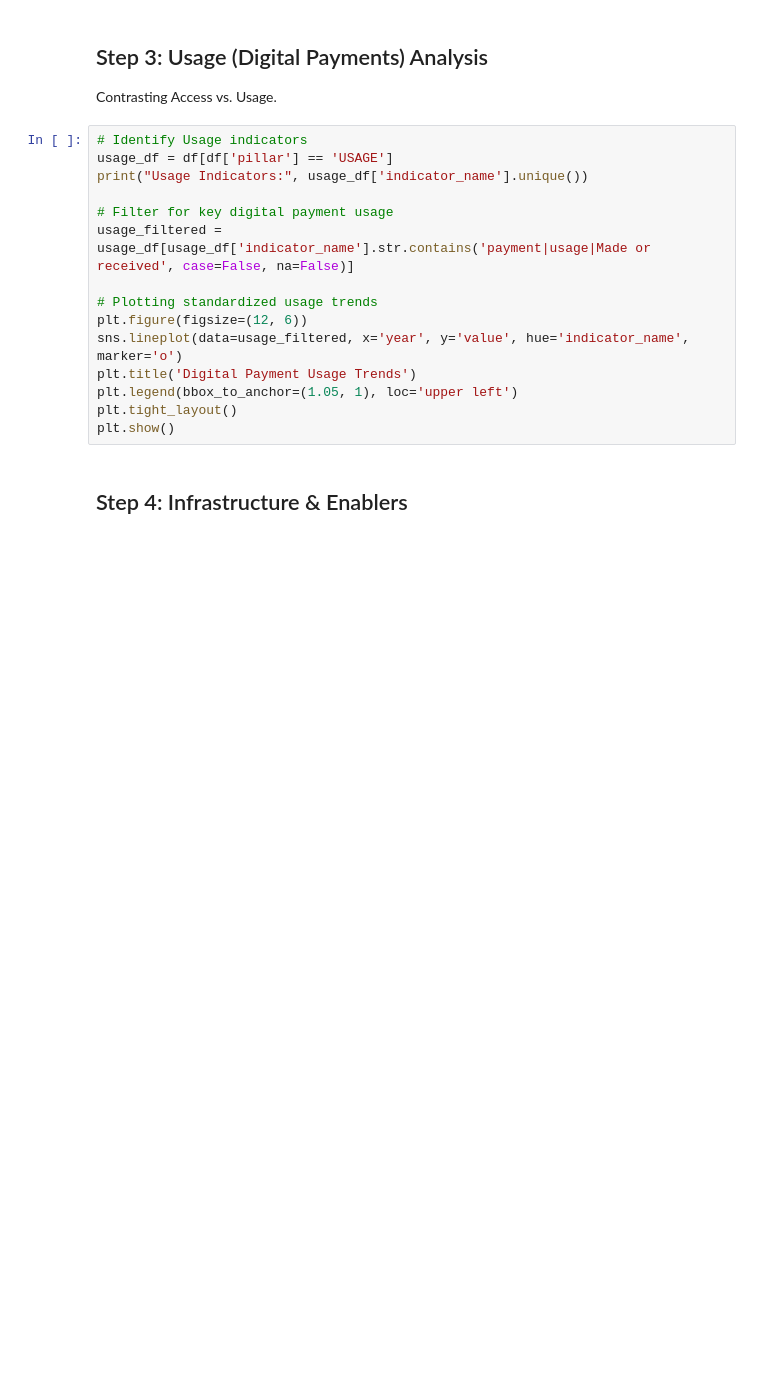
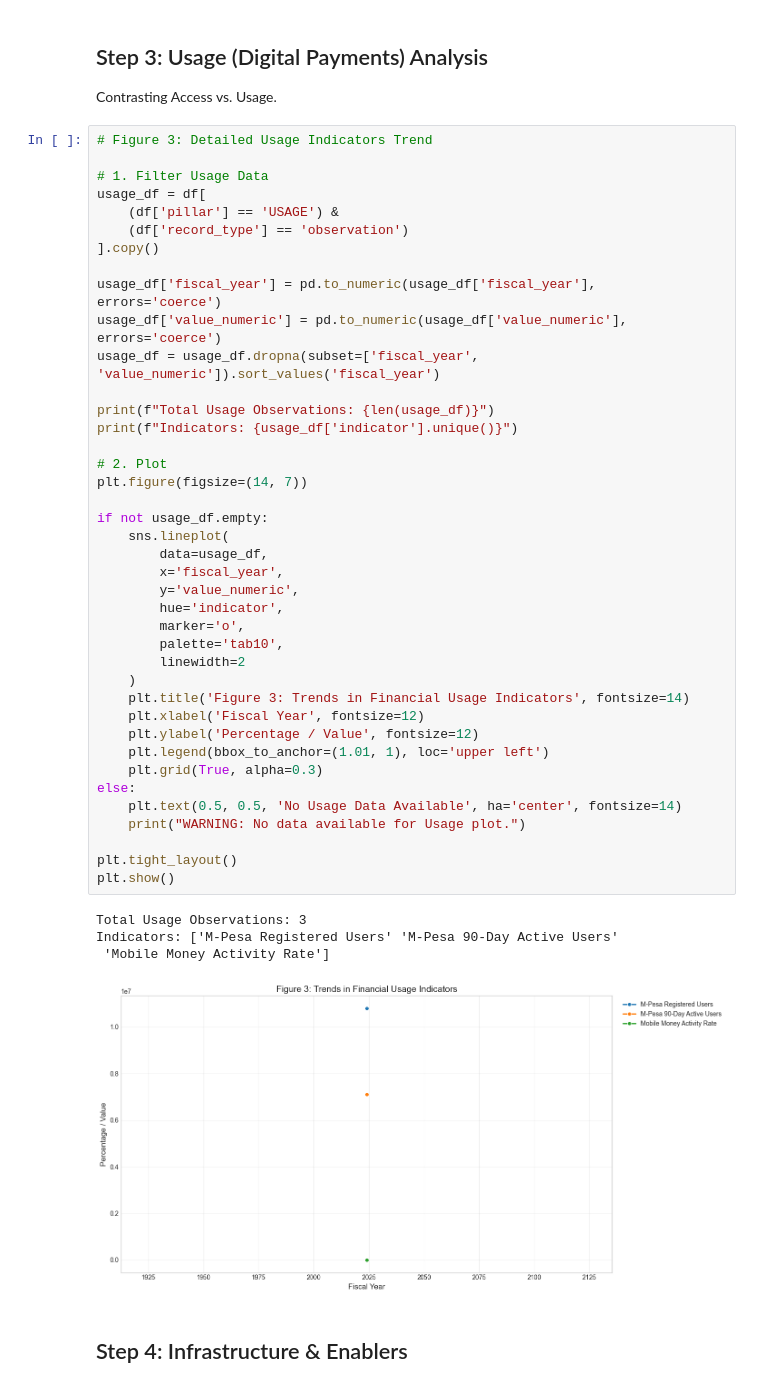
Before and after one commit to Mohammed-App-creater/week_10, a Jupyter notebook: notebooks/02_exploratory_data_analysis.ipynb, the cells around one changed output. Saved outputs shown, nothing was run; the diff lists cells and outputs as text; blank space fills up the shorter version.

```diff
--- a/notebooks/02_exploratory_data_analysis.ipynb
+++ b/notebooks/02_exploratory_data_analysis.ipynb
@@ -169,20 +247,50 @@ TypeError: unsupported operand type(s) for -: 'str' and 'str'
 # %% [markdown]
 ## Step 3: Usage (Digital Payments) Analysis
 Contrasting Access vs. Usage.
-# %%
-# Identify Usage indicators
-usage_df = df[df['pillar'] == 'USAGE']
-print("Usage Indicators:", usage_df['indicator_name'].unique())
-
-# Filter for key digital payment usage
-usage_filtered = usage_df[usage_df['indicator_name'].str.contains('payment|usage|Made or received', case=False, na=False)]
-
-# Plotting standardized usage trends
-plt.figure(figsize=(12, 6))
-sns.lineplot(data=usage_filtered, x='year', y='value', hue='indicator_name', marker='o')
-plt.title('Digital Payment Usage Trends')
-plt.legend(bbox_to_anchor=(1.05, 1), loc='upper left')
-plt.tight_layout()
-plt.show()
+# %%
+# Figure 3: Detailed Usage Indicators Trend
+
+# 1. Filter Usage Data
+usage_df = df[
+    (df['pillar'] == 'USAGE') &
+    (df['record_type'] == 'observation')
+].copy()
+
+usage_df['fiscal_year'] = pd.to_numeric(usage_df['fiscal_year'], errors='coerce')
+usage_df['value_numeric'] = pd.to_numeric(usage_df['value_numeric'], errors='coerce')
+usage_df = usage_df.dropna(subset=['fiscal_year', 'value_numeric']).sort_values('fiscal_year')
+
+print(f"Total Usage Observations: {len(usage_df)}")
+print(f"Indicators: {usage_df['indicator'].unique()}")
+
+# 2. Plot
+plt.figure(figsize=(14, 7))
+
+if not usage_df.empty:
+    sns.lineplot(
+        data=usage_df,
+        x='fiscal_year',
+        y='value_numeric',
+        hue='indicator',
+        marker='o',
+        palette='tab10',
+        linewidth=2
+    )
+    plt.title('Figure 3: Trends in Financial Usage Indicators', fontsize=14)
+    plt.xlabel('Fiscal Year', fontsize=12)
+    plt.ylabel('Percentage / Value', fontsize=12)
+    plt.legend(bbox_to_anchor=(1.01, 1), loc='upper left')
+    plt.grid(True, alpha=0.3)
+else:
+    plt.text(0.5, 0.5, 'No Usage Data Available', ha='center', fontsize=14)
+    print("WARNING: No data available for Usage plot.")
+
+plt.tight_layout()
+plt.show()
+# %% [output]
+Total Usage Observations: 3
+Indicators: ['M-Pesa Registered Users' 'M-Pesa 90-Day Active Users'
+ 'Mobile Money Activity Rate']
+[figure, added]
 # %% [markdown]
 ## Step 4: Infrastructure & Enablers
```
Also changed, not shown: parts of 8 cells of this notebook, 4 other files.
